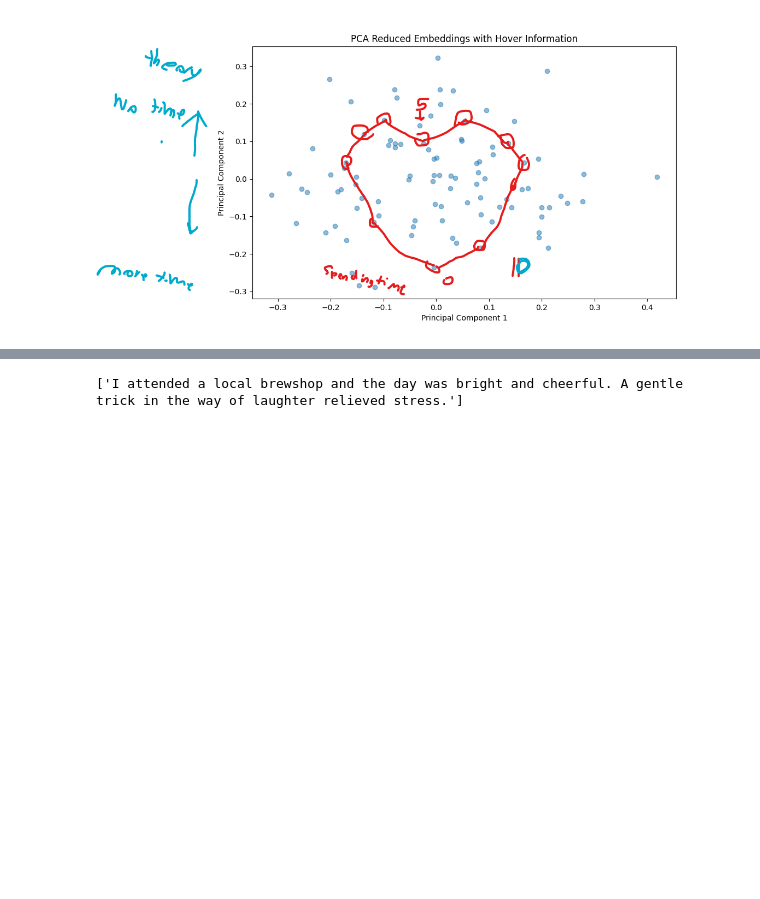
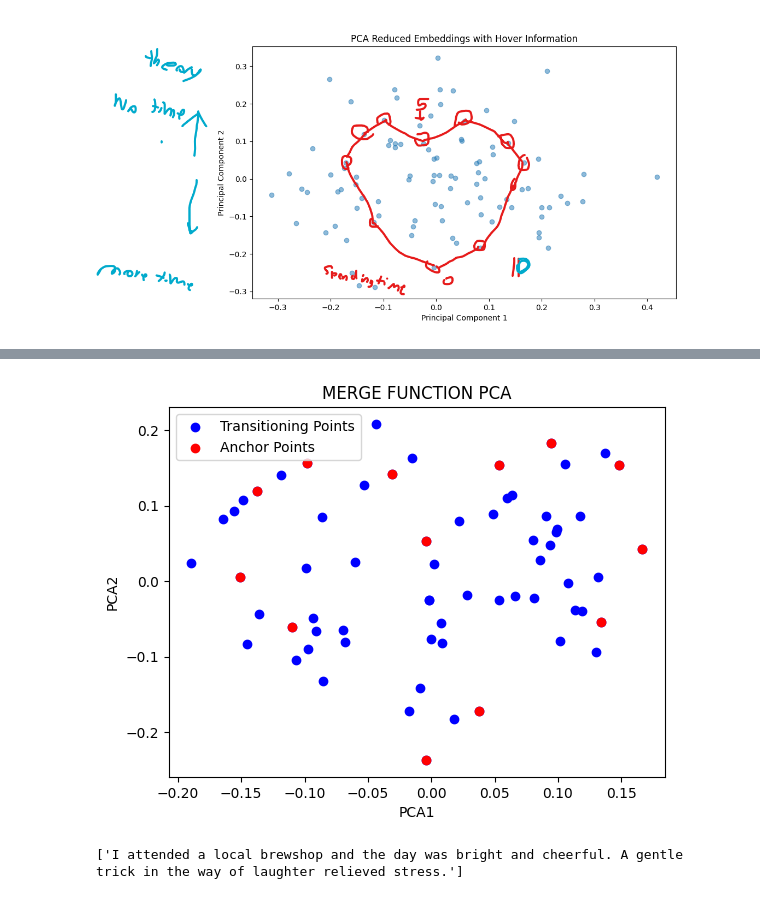
Before and after one commit to brody2002/SKYWRITE, a Jupyter notebook: SkyWrite/Source/GetOutputGraphMERGE.ipynb, the cells around one changed output, grey strips where cells are left out. Saved outputs shown, nothing was run; the diff lists cells and outputs as text; code cells hidden in the pictures; blank space fills up the shorter version.

```diff
--- a/SkyWrite/Source/GetOutputGraphMERGE.ipynb
+++ b/SkyWrite/Source/GetOutputGraphMERGE.ipynb
@@ -62,7 +62,7 @@ from sklearn.decomposition import PCA
 
 
 
-client = OpenAI(api_key="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")
+client = OpenAI(api_key="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")
 embed_Class = OpenAI_embed_class.Embeddings(client)
 
 
@@ -491,3 +410,36 @@ NameError: name 'cosinesim_list' is not defined
+# %%
+
+
+import matplotlib.pyplot as plt
+
+# Original list of 2D coordinates
+
+
+# New list of 2D coordinates to add
+
+
+# Unzip the original list of coordinates into two lists, x and y
+x, y = zip(*path2d)
+
+# Unzip the new list of coordinates into two lists, new_x and new_y
+new_x, new_y = zip(*og)
+
+# Create the scatter plot for the original coordinates
+plt.scatter(x, y, color='blue', label='Transitioning Points')
+
+# Add the new list of coordinates to the same plot in a different color
+plt.scatter(new_x, new_y, color='red', label='Anchor Points')
+
+# Optionally, add titles, labels, and a legend
+plt.title('MERGE FUNCTION PCA')
+plt.xlabel('PCA1')
+plt.ylabel('PCA2')
+plt.legend()
+
+# Display the plot
+plt.show()
+# %% [output]
+[figure, added]
 # %%
 # import pandas as pd
 
```
Also changed, not shown: parts of 4 cells of this notebook, 2 other files.
